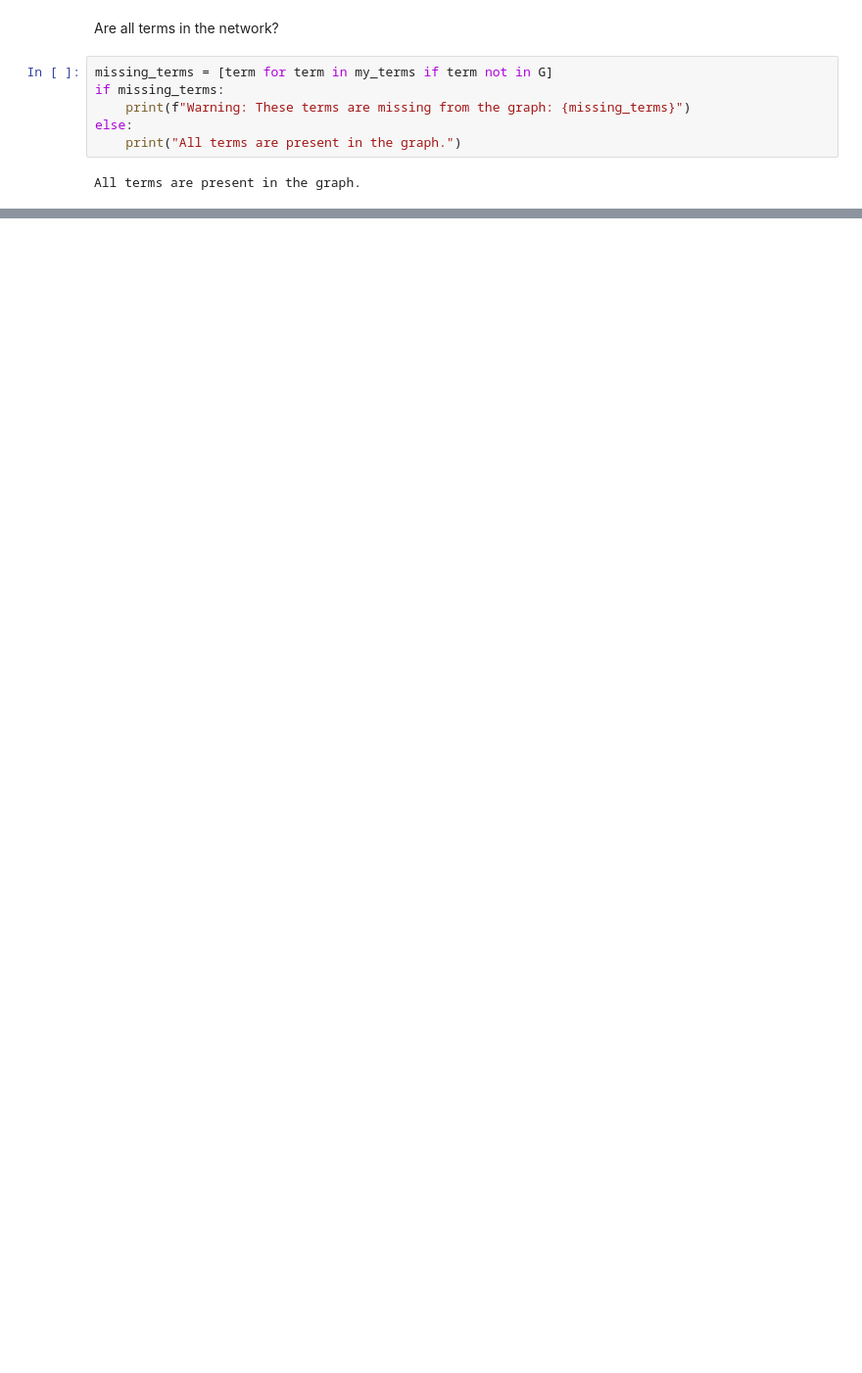
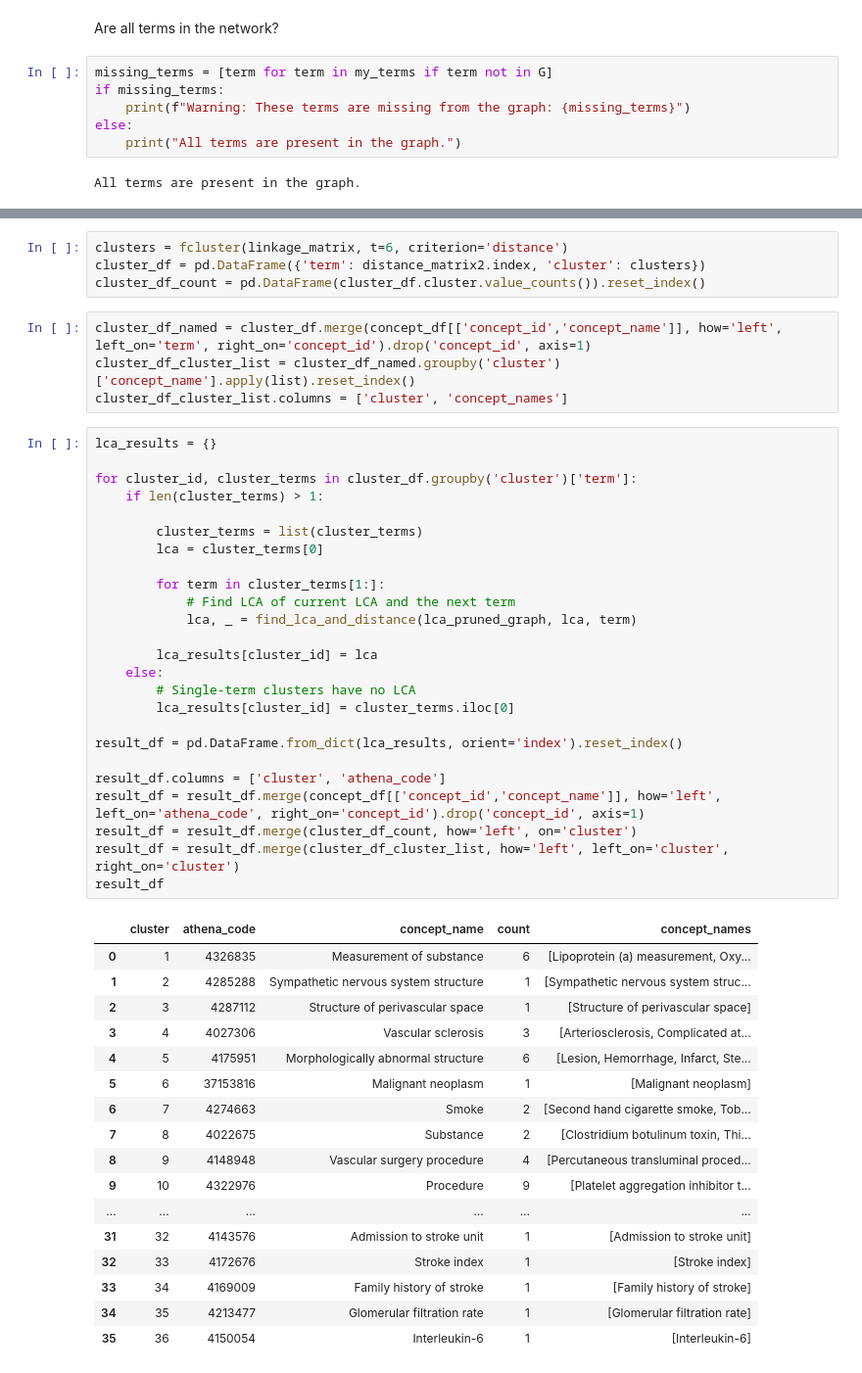
Before and after one commit to leof18/wise-dag, a Jupyter notebook: Combination of DAGs/building_hierarchy.ipynb, the cells around one changed output, grey strips where cells are left out. Shown at 98% size. Saved outputs shown, nothing was run; the diff lists cells and outputs as text; blank space fills up the shorter version.

```diff
--- a/Combination of DAGs/building_hierarchy.ipynb
+++ b/Combination of DAGs/building_hierarchy.ipynb
@@ -330,0 +305,51 @@ Sample nodes in G:
+# %%
+clusters = fcluster(linkage_matrix, t=6, criterion='distance')
+cluster_df = pd.DataFrame({'term': distance_matrix2.index, 'cluster': clusters})
+cluster_df_count = pd.DataFrame(cluster_df.cluster.value_counts()).reset_index()
+# %%
+cluster_df_named = cluster_df.merge(concept_df[['concept_id','concept_name']], how='left', left_on='term', right_on='concept_id').drop('concept_id', axis=1)
+cluster_df_cluster_list = cluster_df_named.groupby('cluster')['concept_name'].apply(list).reset_index()
+cluster_df_cluster_list.columns = ['cluster', 'concept_names']
+# %%
+lca_results = {}
+
+for cluster_id, cluster_terms in cluster_df.groupby('cluster')['term']:
+    if len(cluster_terms) > 1:
+
+        cluster_terms = list(cluster_terms)
+        lca = cluster_terms[0]
+
+        for term in cluster_terms[1:]:
+            # Find LCA of current LCA and the next term
+            lca, _ = find_lca_and_distance(lca_pruned_graph, lca, term)
+
+        lca_results[cluster_id] = lca
+    else:
+        # Single-term clusters have no LCA
+        lca_results[cluster_id] = cluster_terms.iloc[0]
+
+result_df = pd.DataFrame.from_dict(lca_results, orient='index').reset_index()
+
+result_df.columns = ['cluster', 'athena_code']
+result_df = result_df.merge(concept_df[['concept_id','concept_name']], how='left', left_on='athena_code', right_on='concept_id').drop('concept_id', axis=1)
+result_df = result_df.merge(cluster_df_count, how='left', on='cluster')
+result_df = result_df.merge(cluster_df_cluster_list, how='left', left_on='cluster', right_on='cluster')
+result_df
+# %% [output]
+|  | cluster | athena_code | concept_name | count | concept_names |
+| 0 | 1 | 4326835 | Measurement of substance | 6 | [Lipoprotein (a) measurement, Oxy... |
+| 1 | 2 | 4285288 | Sympathetic nervous system structure | 1 | [Sympathetic nervous system struc... |
+| 2 | 3 | 4287112 | Structure of perivascular space | 1 | [Structure of perivascular space] |
+| 3 | 4 | 4027306 | Vascular sclerosis | 3 | [Arteriosclerosis, Complicated at... |
+| 4 | 5 | 4175951 | Morphologically abnormal structure | 6 | [Lesion, Hemorrhage, Infarct, Ste... |
+| 5 | 6 | 37153816 | Malignant neoplasm | 1 | [Malignant neoplasm] |
+| 6 | 7 | 4274663 | Smoke | 2 | [Second hand cigarette smoke, Tob... |
+| 7 | 8 | 4022675 | Substance | 2 | [Clostridium botulinum toxin, Thi... |
+| 8 | 9 | 4148948 | Vascular surgery procedure | 4 | [Percutaneous transluminal proced... |
+| 9 | 10 | 4322976 | Procedure | 9 | [Platelet aggregation inhibitor t... |
+| ... | ... | ... | ... | ... | ... |
+| 31 | 32 | 4143576 | Admission to stroke unit | 1 | [Admission to stroke unit] |
+| 32 | 33 | 4172676 | Stroke index | 1 | [Stroke index] |
+| 33 | 34 | 4169009 | Family history of stroke | 1 | [Family history of stroke] |
+| 34 | 35 | 4213477 | Glomerular filtration rate | 1 | [Glomerular filtration rate] |
+| 35 | 36 | 4150054 | Interleukin-6 | 1 | [Interleukin-6] |
```
Also changed, not shown: parts of 41 cells of this notebook.
